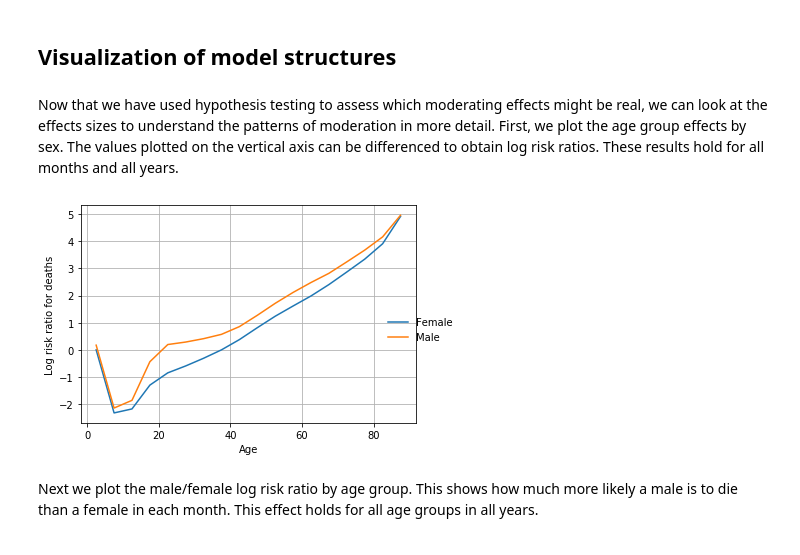
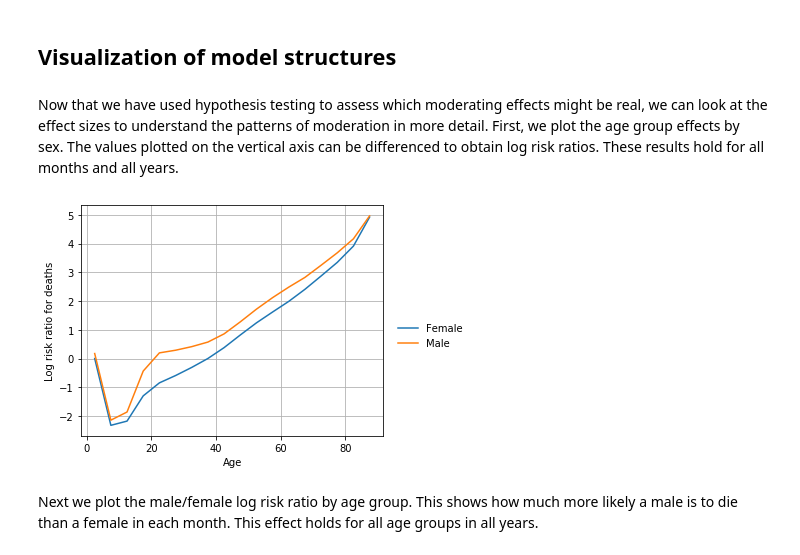
Before and after one commit to kshedden/workshops, a Jupyter notebook: mortality/notebooks/mort_glm.ipynb, the cells around one changed output. Cells and saved outputs as stored; diff of their text form; code cells hidden in the pictures.

```diff
--- a/mortality/notebooks/mort_glm.ipynb
+++ b/mortality/notebooks/mort_glm.ipynb
@@ -167,10 +217,10 @@ print(m4.compare_score_test(r3))
 There is also strong evidence that the long term trend varies by
 sex.
 # %%
-fml5 = "Deaths ~ (Age_group + C(Year) + C(Month)) * Sex"
-m5 = sm.GEE.from_formula(fml5, family=sm.families.Poisson(), groups="yearmonth",
+fml6 = "Deaths ~ (Age_group + C(Year) + C(Month)) * Sex"
+m6 = sm.GEE.from_formula(fml6, family=sm.families.Poisson(), groups="yearmonth",
           offset=df.offset, cov_struct=sm.cov_struct.Independence(), data=df)
-r5 = m5.fit(scale="X2")
+r6 = m6.fit(scale="X2")
 
-print(m5.compare_score_test(r4))
+print(m6.compare_score_test(r5))
 # %% [output]
@@ -179,10 +229,10 @@ print(m5.compare_score_test(r4))
 Below we check whether the sex-specific seasonality patterns vary by
 year.  There isn't much evidence for this form of moderation.
 # %%
-fml6 = "Deaths ~ (Age_group + C(Year) * C(Month)) * Sex"
-m6 = sm.GEE.from_formula(fml6, family=sm.families.Poisson(), groups="yearmonth",
+fml7 = "Deaths ~ (Age_group + C(Year) * C(Month)) * Sex"
+m7 = sm.GEE.from_formula(fml7, family=sm.families.Poisson(), groups="yearmonth",
           offset=df.offset, cov_struct=sm.cov_struct.Independence(), data=df)
-r6 = m6.fit()
+r7 = m7.fit()
 
-print(m6.compare_score_test(r5))
+print(m7.compare_score_test(r6))
 # %% [output]
@@ -191,38 +241,40 @@ print(m6.compare_score_test(r5))
 ## Visualization of model structures
 # %% [markdown]
 Now that we have used hypothesis testing to assess which moderating
-effects might be real, we can look at the effects sizes to
-understand the patterns of moderation in more detail.  First, we
-plot the age group effects by sex.  The values plotted on the
-vertical axis can be differenced to obtain log risk ratios.  These
-results hold for all months and all years.
+effects might be real, we can look at the effect sizes to understand
+the patterns of moderation in more detail.  First, we plot the age
+group effects by sex.  The values plotted on the vertical axis can
+be differenced to obtain log risk ratios.  These results hold for
+all months and all years.
 # %%
 # These are the ages that are plotted along the horizontal axis
 ages = ["%02d_%02d" % (a, a+4) for a in range(5, 90, 5)]
 an = [a+2.5 for a in range(0, 90, 5)]
 ages[-1] = "85_99"
 
 # These are the parameters that we will use to obtain log risk ratios.
-pa = r5.params.to_dict()
+pa = r6.params.to_dict()
 
 # These are the contributions of age and sex to the model.
 xf = [0] + [pa['Age_group[T.%s]' % a] for a in ages]
 xm = [0] + [pa['Age_group[T.%s]:Sex[T.Male]' % a] for a in ages]
 xf = np.asarray(xf)
 xm = np.asarray(xm)
 xm += pa['Sex[T.Male]']
 
 # Plot the age and sex effects
+plt.clf()
+plt.axes([0.1, 0.1, 0.7, 0.8])
 plt.grid(True)
 plt.plot(an, xf, label="Female")
 plt.plot(an, xf + xm, label="Male")
 plt.xlabel("Age")
 plt.ylabel("Log risk ratio for deaths")
 ha, lb = plt.gca().get_legend_handles_labels()
 leg = plt.figlegend(ha, lb, "center right")
 leg.draw_frame(False)
 # %% [output]
-[figure, old version]
+[figure, new version]
 # %% [markdown]
 Next we plot the male/female log risk ratio by age group.  This
 shows how much more likely a male is to die than a female in each
```
Also changed, not shown: parts of 26 cells of this notebook, 8 other files.
